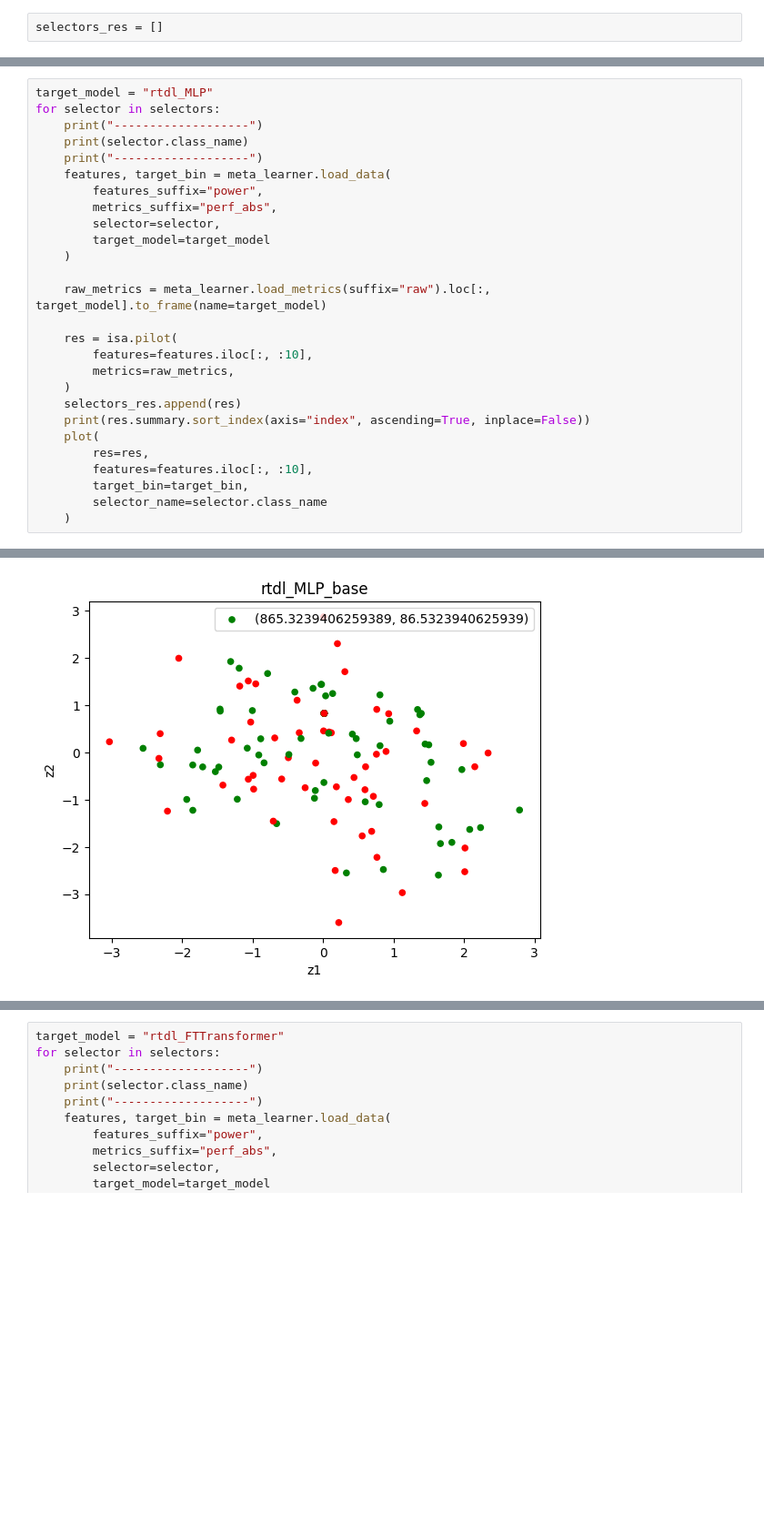
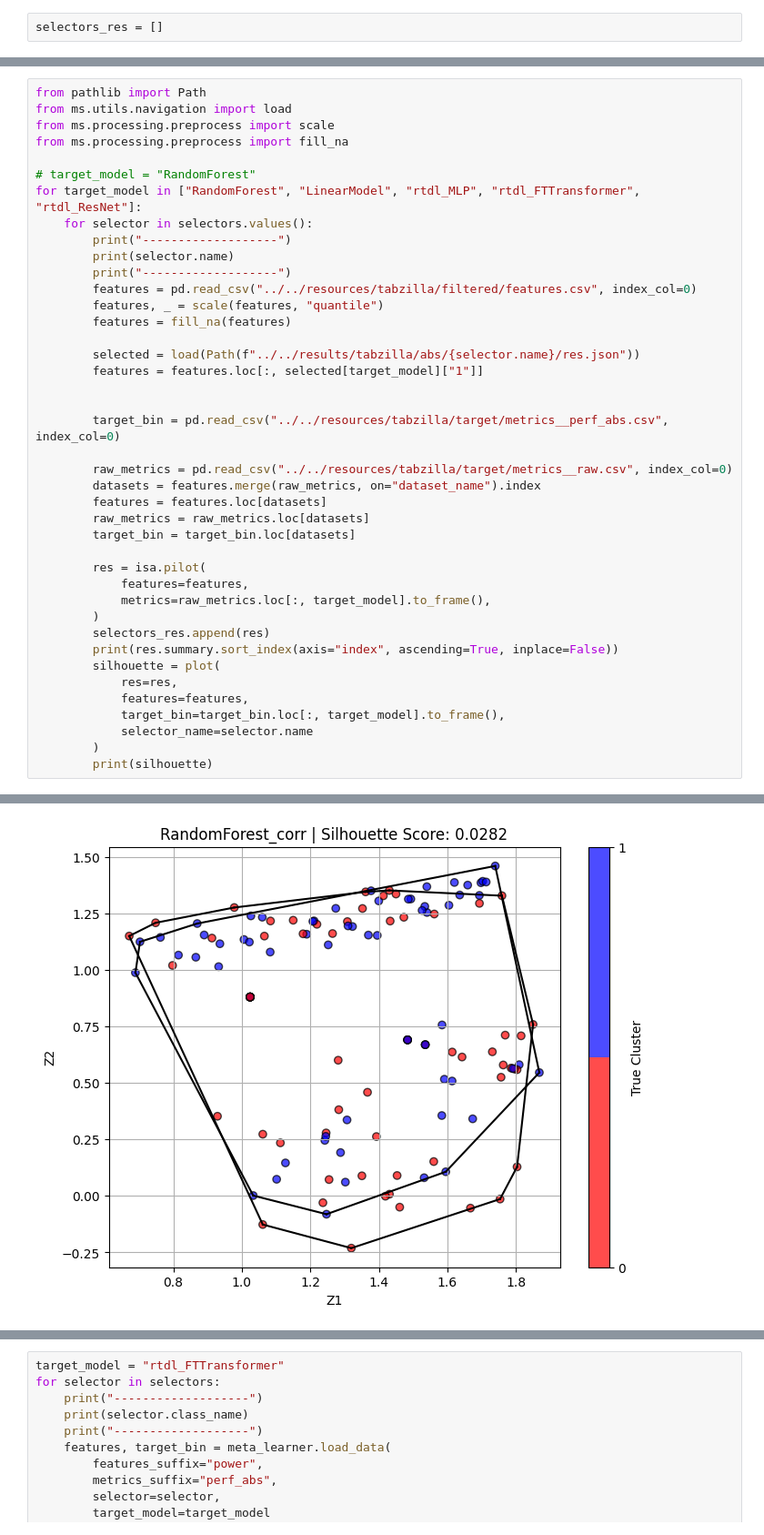
Before and after one commit to martilut/meta-select, a Jupyter notebook: ms/pipeline/isa_experiment.ipynb, the cells around one changed output, grey strips where cells are left out. Shown at 91% size. Saved outputs shown, nothing was run; the diff lists cells and outputs as text; blank space fills up the shorter version.

Commit message:
Added pipeline and plot files

```diff
--- a/ms/pipeline/isa_experiment.ipynb
+++ b/ms/pipeline/isa_experiment.ipynb
@@ -71,29 +128,43 @@ def plot(
 # %%
-target_model = "rtdl_MLP"
-for selector in selectors:
-    print("-------------------")
-    print(selector.class_name)
-    print("-------------------")
-    features, target_bin = meta_learner.load_data(
-        features_suffix="power",
-        metrics_suffix="perf_abs",
-        selector=selector,
-        target_model=target_model
-    )
+from pathlib import Path
+from ms.utils.navigation import load
+from ms.processing.preprocess import scale
+from ms.processing.preprocess import fill_na
 
-    raw_metrics = meta_learner.load_metrics(suffix="raw").loc[:, target_model].to_frame(name=target_model)
+# target_model = "RandomForest"
+for target_model in ["RandomForest", "LinearModel", "rtdl_MLP", "rtdl_FTTransformer", "rtdl_ResNet"]:
+    for selector in selectors.values():
+        print("-------------------")
+        print(selector.name)
+        print("-------------------")
+        features = pd.read_csv("../../resources/tabzilla/filtered/features.csv", index_col=0)
+        features, _ = scale(features, "quantile")
+        features = fill_na(features)
 
-    res = isa.pilot(
-        features=features.iloc[:, :10],
-        metrics=raw_metrics,
-    )
-    selectors_res.append(res)
-    print(res.summary.sort_index(axis="index", ascending=True, inplace=False))
-    plot(
-        res=res,
-        features=features.iloc[:, :10],
-        target_bin=target_bin,
-        selector_name=selector.class_name
-    )
+        selected = load(Path(f"../../results/tabzilla/abs/{selector.name}/res.json"))
+        features = features.loc[:, selected[target_model]["1"]]
+
+
+        target_bin = pd.read_csv("../../resources/tabzilla/target/metrics__perf_abs.csv", index_col=0)
+
+        raw_metrics = pd.read_csv("../../resources/tabzilla/target/metrics__raw.csv", index_col=0)
+        datasets = features.merge(raw_metrics, on="dataset_name").index
+        features = features.loc[datasets]
+        raw_metrics = raw_metrics.loc[datasets]
+        target_bin = target_bin.loc[datasets]
+
+        res = isa.pilot(
+            features=features,
+            metrics=raw_metrics.loc[:, target_model].to_frame(),
+        )
+        selectors_res.append(res)
+        print(res.summary.sort_index(axis="index", ascending=True, inplace=False))
+        silhouette = plot(
+            res=res,
+            features=features,
+            target_bin=target_bin.loc[:, target_model].to_frame(),
+            selector_name=selector.name
+        )
+        print(silhouette)
 # %% [output]
 -------------------
@@ -116 +188 @@ f__pymfe.statistical.min.mean              0.0675 -0.2063
-[figure, old version]
+[figure, new version]
```
Also changed, not shown: parts of 5 cells of this notebook, 12 other files.
